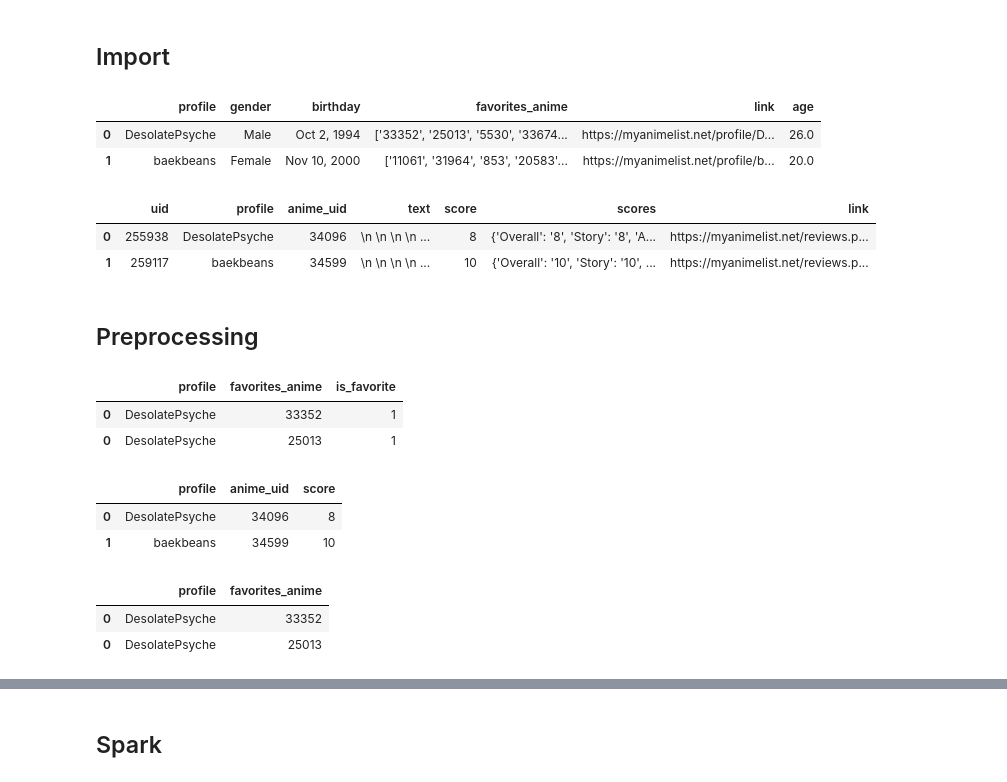
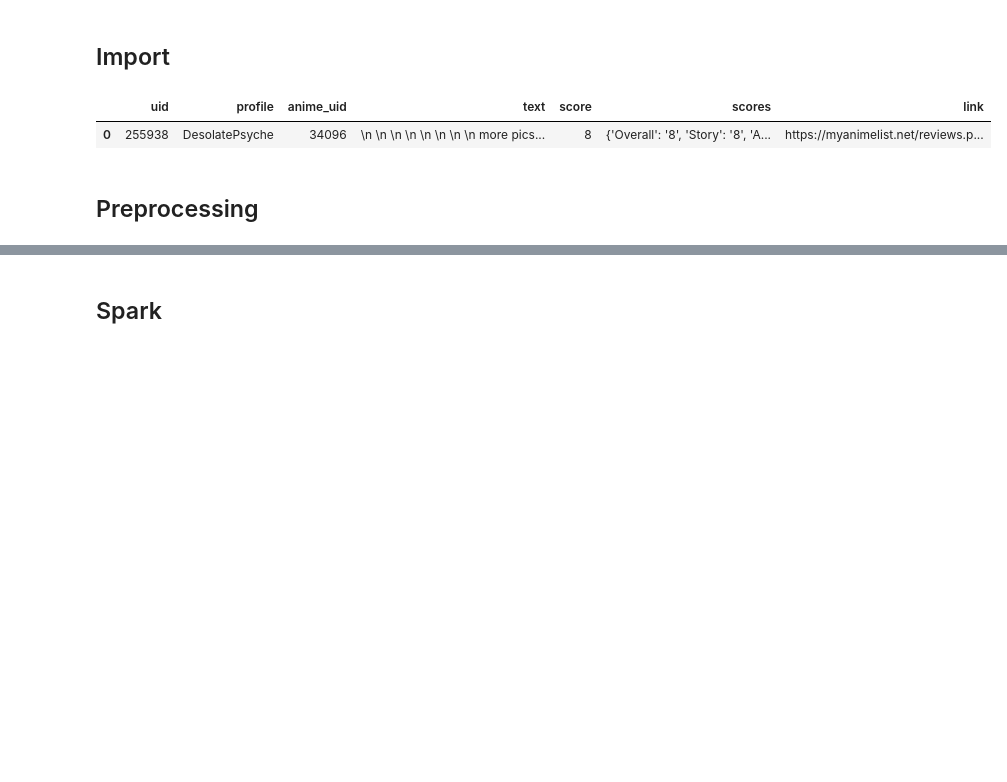
Before and after one commit to qxzjy/anime-recommendation-engine, a Jupyter notebook: notebook/RECO_03.ipynb, the cells around one changed output, grey strips where cells are left out. Drawn from its saved outputs; the diff is of its cells as text; code cells hidden in the pictures; blank space fills up the shorter version.

Commit message:
Ajusting preprocessing, fine-tune ALS and generate recommendations

```diff
--- a/notebook/RECO_03.ipynb
+++ b/notebook/RECO_03.ipynb
@@ -8,37 +10,10 @@ import ast
 # %%
-data_profiles = pd.read_csv("https://anime-recommendation-engine.s3.eu-west-3.amazonaws.com/data/profiles_clean.csv")
 data_reviews = pd.read_csv("https://anime-recommendation-engine.s3.eu-west-3.amazonaws.com/data/reviews_clean.csv")
 
-
-display(data_profiles.head(2))
-display(data_reviews.head(2))
+with pd.option_context('display.max_colwidth', None):
+    display(data_reviews.head(1))
 # %% [output]
-|  | profile | gender | birthday | favorites_anime | link | age |
-| 0 | DesolatePsyche | Male | Oct 2, 1994 | ['33352', '25013', '5530', '33674... | https://myanimelist.net/profile/D... | 26.0 |
-| 1 | baekbeans | Female | Nov 10, 2000 | ['11061', '31964', '853', '20583'... | https://myanimelist.net/profile/b... | 20.0 |
+|  | uid | profile | anime_uid | text | score | scores | link |
+| 0 | 255938 | DesolatePsyche | 34096 | \n \n \n \n \n \n \n \n more pics... | 8 | {'Overall': '8', 'Story': '8', 'A... | https://myanimelist.net/reviews.p... |
-|  | uid | profile | anime_uid | text | score | scores | link |
-| 0 | 255938 | DesolatePsyche | 34096 | \n \n \n \n ... | 8 | {'Overall': '8', 'Story': '8', 'A... | https://myanimelist.net/reviews.p... |
-| 1 | 259117 | baekbeans | 34599 | \n \n \n \n ... | 10 | {'Overall': '10', 'Story': '10', ... | https://myanimelist.net/reviews.p... |
 # %% [markdown]
 ## Preprocessing
-# %%
-data_profiles["favorites_anime"] = data_profiles["favorites_anime"].apply(ast.literal_eval)
-
-df_als_favorite = data_profiles[["profile", "favorites_anime"]].copy().explode("favorites_anime")
-df_als_favorite = df_als_favorite.dropna(subset=["favorites_anime"])
-df_als_favorite["favorites_anime"] = df_als_favorite["favorites_anime"].astype("int64")
-df_als_favorite["is_favorite"] = 1
-
-display(df_als_favorite.head(2))
-# %% [output]
-|  | profile | favorites_anime | is_favorite |
-| 0 | DesolatePsyche | 33352 | 1 |
-| 0 | DesolatePsyche | 25013 | 1 |
-# %%
-df_als_reviews_score = data_reviews[["profile", "anime_uid", "score"]].copy()
-
-display(df_als_reviews_score.head(2))
-# %% [output]
-|  | profile | anime_uid | score |
-| 0 | DesolatePsyche | 34096 | 8 |
-| 1 | baekbeans | 34599 | 10 |
@@ -52,10 +19,0 @@ def get_score_by_uid(uid) :
-# %%
-df_als_favorite_score = data_profiles[["profile", "favorites_anime"]].copy().explode("favorites_anime")
-df_als_favorite_score = df_als_favorite_score.dropna(subset=["favorites_anime"])
-df_als_favorite_score["favorites_anime"] = df_als_favorite_score["favorites_anime"].astype("int64")
-
-display(df_als_favorite_score.head(2))
-# %% [output]
-|  | profile | favorites_anime |
-| 0 | DesolatePsyche | 33352 |
-| 0 | DesolatePsyche | 25013 |
```
Also changed, not shown: parts of 40 cells of this notebook, 1 other file.
